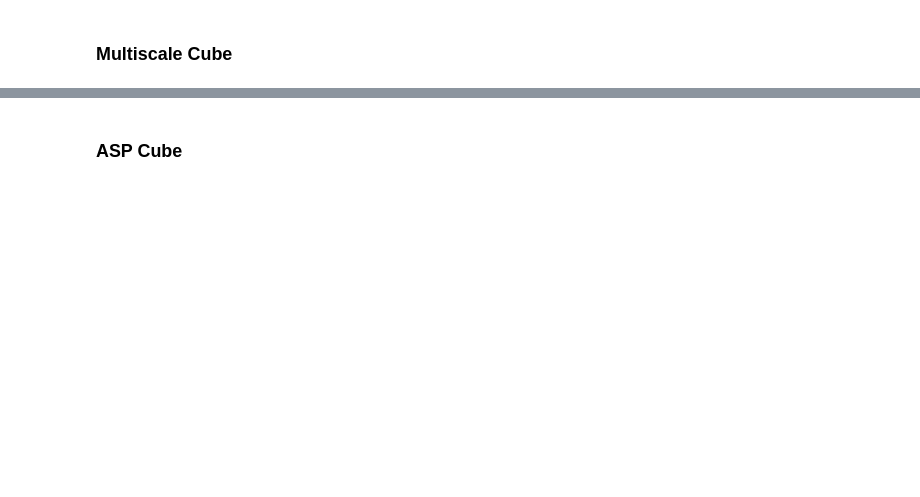
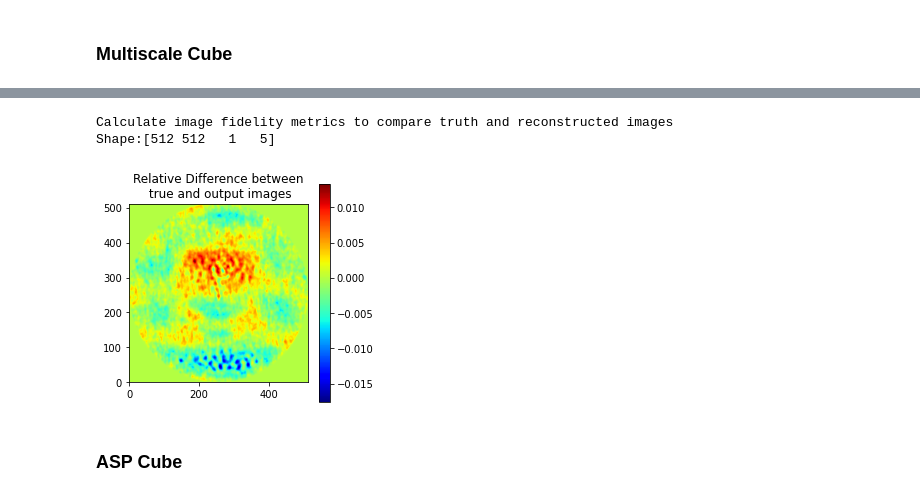
Before and after one commit to urvashirau/Simulation-in-CASA, a Jupyter notebook: Multiscale_Wideband_Imaging/Sim_Multiscale_Wideband_Demo.ipynb, the cells around one changed output, grey strips where cells are left out. Cells and saved outputs as stored; diff of their text form; code cells hidden in the pictures; blank space fills up the shorter version.

```diff
--- a/Multiscale_Wideband_Imaging/Sim_Multiscale_Wideband_Demo.ipynb
+++ b/Multiscale_Wideband_Imaging/Sim_Multiscale_Wideband_Demo.ipynb
@@ -194,3 +243,10 @@ Save outputs
+# %%
+calcImageAccuracy(truthimage='sim_'+source+'_vla.im.smoothed',
+                  outputimage='try_cube_multiscale.image.smoothed')
+# %% [output]
+Calculate image fidelity metrics to compare truth and reconstructed images
+Shape:[512 512   1   5]
+[figure, added]
 # %% [markdown]
 ### ASP Cube
 # %%
```
Also changed, not shown: parts of 31 cells of this notebook, 2 other files.
